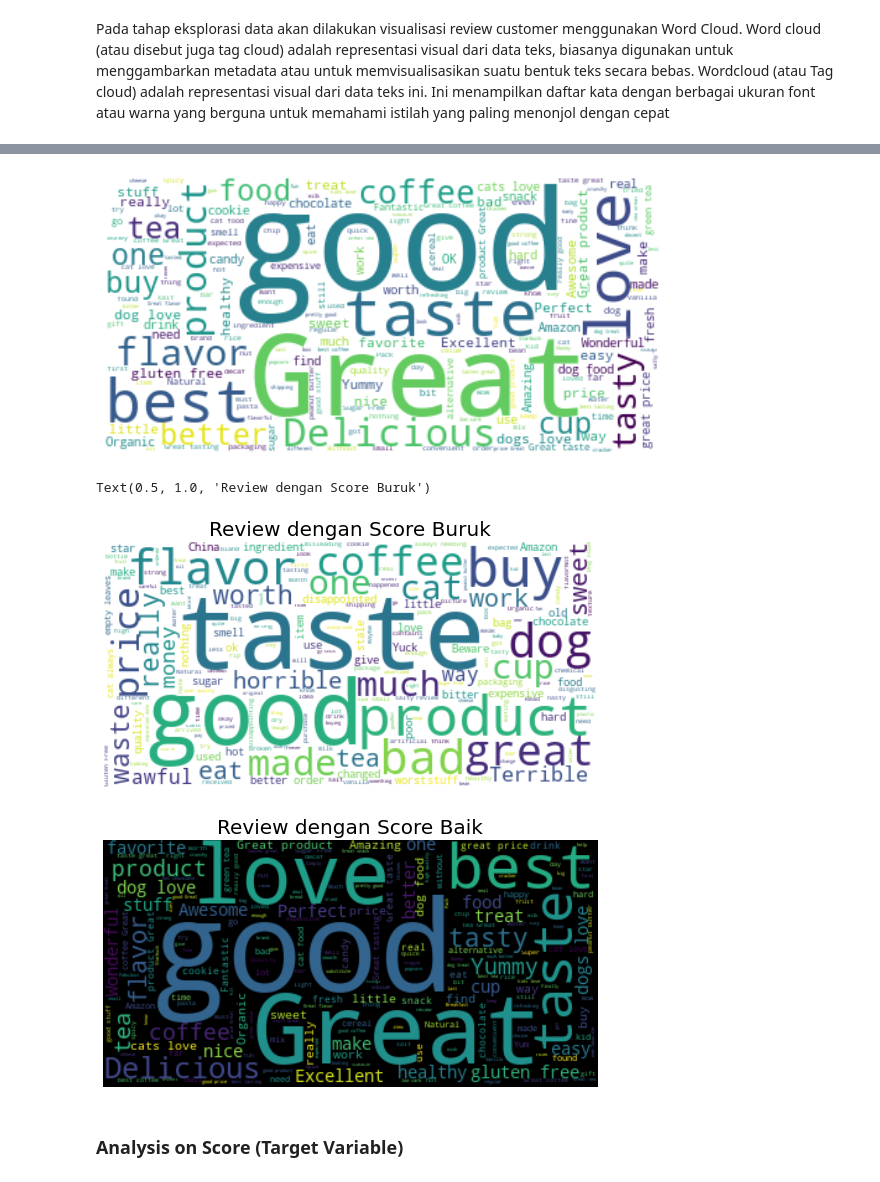
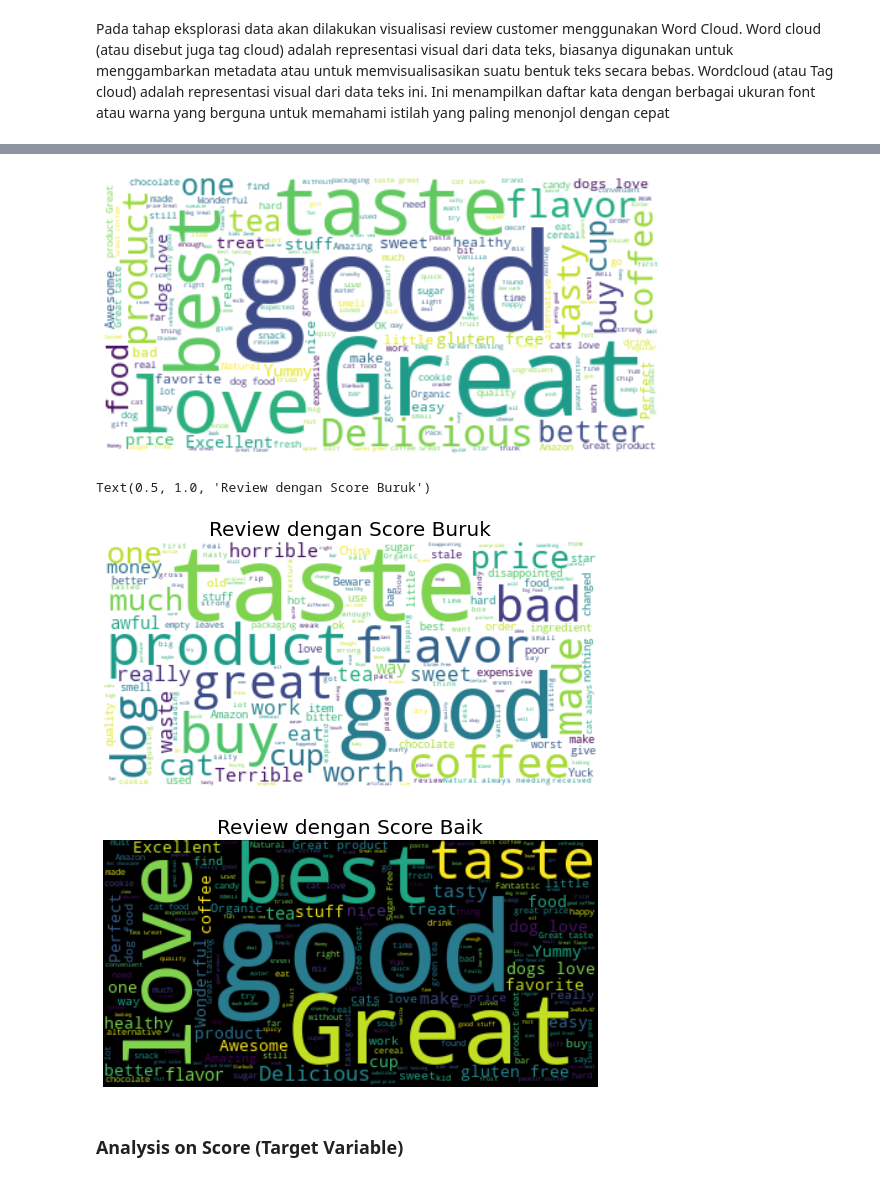
Before and after one commit to christinaclara/Sentiment-Analysis-for-Amazon-Food-Review-Using-NaiveBayes--Impostor, a Jupyter notebook: Sentiment Analysis for Amazon Food Review .ipynb, the cells around one changed output, grey strips where cells are left out. Drawn from its saved outputs; the diff is of its cells as text; code cells hidden in the pictures.

```diff
--- a/Sentiment Analysis for Amazon Food Review .ipynb
+++ b/Sentiment Analysis for Amazon Food Review .ipynb
@@ -163,7 +190,7 @@ from wordcloud import WordCloud
 from wordcloud import STOPWORDS
 # %%
 # Merancang data frame "review" untuk ,menampilkan hasil eksplorasi data untuk dianalisis
-review = df
+review = dataset
 # Menghilangkan nilai null
 review.dropna(inplace=True)
 # %%
@@ -179,15 +206,15 @@ sampel.reset_index(drop=True,inplace=True)
 # %%
 #WordCloud membutuhkan inputan single string dari teks
 #Ringkasan review akan digabungkan menjadi single string
 # similarly akan dibangun melalui atribut Text
 review_str = sampel.Summary.str.cat()
-wordcloud = WordCloud(background_color='white').generate(reviews_str)
+wordcloud = WordCloud(background_color='white').generate(review_str)
 plt.figure(figsize=(10,10))
 plt.imshow(wordcloud,interpolation='bilinear')
 plt.axis("off")
 plt.show()
 # %% [output]
-[figure, old version]
+[figure, new version]
 # %%
 # Split review yang bersifat buruk dengan score 1 dan 2 serta review baik dengan score 4 dan 5.
 bad_reviews = sampel[sampel['Score'].isin([1,2]) ]
@@ -201,21 +228,21 @@ wordcloud_good = WordCloud(background_color='black').generate(good_reviews_str)
 # Plot
 fig = plt.figure(figsize=(10,10))
 ax1 = fig.add_subplot(211)
-ax1.imshow(wordcloud_negative,interpolation='bilinear')
+ax1.imshow(wordcloud_bad,interpolation='bilinear')
 ax1.axis("off")
 ax1.set_title('Review dengan Score Buruk',fontsize=20)
 # %% [output]
 Text(0.5, 1.0, 'Review dengan Score Buruk')
-[figure, old version]
+[figure, new version]
 # %%
 fig = plt.figure(figsize=(10,10))
 ax2 = fig.add_subplot(212)
-ax2.imshow(wordcloud_positive,interpolation='bilinear')
+ax2.imshow(wordcloud_good,interpolation='bilinear')
 ax2.axis("off")
 ax2.set_title('Review dengan Score Baik',fontsize=20)
 plt.show()
 # %% [output]
-[figure, old version]
+[figure, new version]
 # %% [markdown]
 ### Analysis on Score (Target Variable)
 # %%
```
Also changed, not shown: parts of 41 cells of this notebook, 1 other file.
